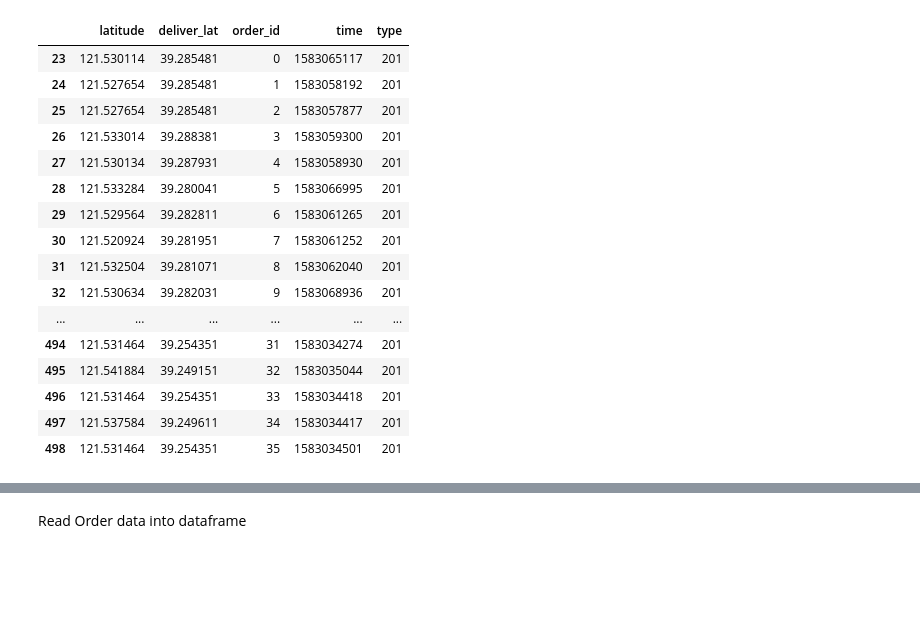
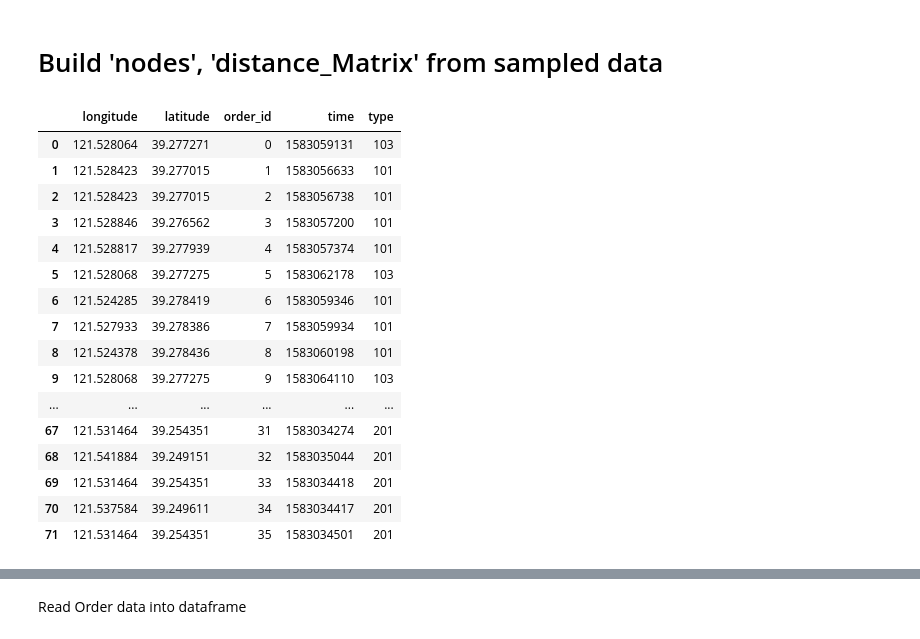
Before and after one commit to karlz97/DroneResupplyHeurisyic, a Jupyter notebook: elemeDataExplore.ipynb, the cells around one changed output, grey strips where cells are left out. Drawn from its saved outputs; the diff is of its cells as text; code cells hidden in the pictures; blank space fills up the shorter version.

```diff
--- a/elemeDataExplore.ipynb
+++ b/elemeDataExplore.ipynb
@@ -105,7 +83,0 @@ plt.scatter(data['deliver_lng'],data['deliver_lat'],s=1, c='r')
-# %%
-data = data.drop(columns= ["courier_id", 'wave_index'])
-data['oreder_id'] = range(0,len(data))
-def generate_nodes_data(data):
-    nodes_data = data['pick_lng','pick_lat','deliver_lng','deliver_lat','promise_deliver_time','estimate_pick_time']
-    nodes = df.dataframe([]
-    nodes_data =  data.drop(colums=[shop_id])
@@ -114,3 +83,0 @@ SyntaxError: invalid syntax (184272085.py, line 6)
-# %%
-data['order_id'] = range(0,len(data))
-data
@@ -156,4 +83,0 @@ pd.concat([nodes, data[['pick_lng','pick_lat']].rename(columns={'pick_lng':'long
-# %%
-rstr_data = data[['pick_lng','pick_lat','order_id','estimate_pick_time']].rename(columns={'pick_lng':'longitude','pick_lat':'latitude','estimate_pick_time':'time'})
-rstr_data['type'] = 101
-rstr_data
@@ -178,22 +84,44 @@ rstr_data
-# %%
-cstm_data = data[['deliver_lng','deliver_lat','order_id','promise_deliver_time']].rename(columns={'deliver_lng':'longitude','deliver_lng':'latitude','promise_deliver_time':'time'})
-cstm_data['type'] = 201
-cstm_data
-# %% [output]
-|  | latitude | deliver_lat | order_id | time | type |
-| 23 | 121.530114 | 39.285481 | 0 | 1583065117 | 201 |
-| 24 | 121.527654 | 39.285481 | 1 | 1583058192 | 201 |
-| 25 | 121.527654 | 39.285481 | 2 | 1583057877 | 201 |
-| 26 | 121.533014 | 39.288381 | 3 | 1583059300 | 201 |
-| 27 | 121.530134 | 39.287931 | 4 | 1583058930 | 201 |
-| 28 | 121.533284 | 39.280041 | 5 | 1583066995 | 201 |
-| 29 | 121.529564 | 39.282811 | 6 | 1583061265 | 201 |
-| 30 | 121.520924 | 39.281951 | 7 | 1583061252 | 201 |
-| 31 | 121.532504 | 39.281071 | 8 | 1583062040 | 201 |
-| 32 | 121.530634 | 39.282031 | 9 | 1583068936 | 201 |
-| ... | ... | ... | ... | ... | ... |
-| 494 | 121.531464 | 39.254351 | 31 | 1583034274 | 201 |
-| 495 | 121.541884 | 39.249151 | 32 | 1583035044 | 201 |
-| 496 | 121.531464 | 39.254351 | 33 | 1583034418 | 201 |
-| 497 | 121.537584 | 39.249611 | 34 | 1583034417 | 201 |
-| 498 | 121.531464 | 39.254351 | 35 | 1583034501 | 201 |
+# %% [markdown]
+# Build 'nodes', 'distance_Matrix' from sampled data
+# %%
+def generate_nodes_data(data):
+    nodes_data = data[['pick_lng','pick_lat','deliver_lng','deliver_lat','promise_deliver_time','estimate_pick_time','shop_id']].copy()
+    nodes_data.loc[:,'order_id'] = range(0,len(data))
+
+    # ----- rstr_data ------
+    rstr_data = nodes_data[['pick_lng','pick_lat','order_id','estimate_pick_time','shop_id']].rename(columns={'pick_lng':'longitude','pick_lat':'latitude','estimate_pick_time':'time'})
+    rstr_data['type'] = 101
+    # pick n drone-base
+    order_per_shop = data.groupby(['shop_id']).count()
+    drone_base_list = order_per_shop.sort_values(by=['wave_index'],ascending = False)[0:3].index.tolist()
+    rstr_data.loc[rstr_data['shop_id'].isin(drone_base_list),'type'] = 103
+    rstr_data.drop(columns=['shop_id'], inplace=True)
+
+    # ----- cstm_data ------
+    cstm_data = nodes_data[['deliver_lng','deliver_lat','order_id','promise_deliver_time']].rename(columns={'deliver_lng':'longitude','deliver_lat':'latitude','promise_deliver_time':'time'})
+    cstm_data['type'] = 201
+
+    # ----- concat_data -----
+    nodes_data = pd.concat([rstr_data,cstm_data])
+    nodes_data.reset_index(drop=True, inplace=True)
+    return nodes_data
+nodes_data = generate_nodes_data(data)
+nodes_data
+# %% [output]
+|  | longitude | latitude | order_id | time | type |
+| 0 | 121.528064 | 39.277271 | 0 | 1583059131 | 103 |
+| 1 | 121.528423 | 39.277015 | 1 | 1583056633 | 101 |
+| 2 | 121.528423 | 39.277015 | 2 | 1583056738 | 101 |
+| 3 | 121.528846 | 39.276562 | 3 | 1583057200 | 101 |
+| 4 | 121.528817 | 39.277939 | 4 | 1583057374 | 101 |
+| 5 | 121.528068 | 39.277275 | 5 | 1583062178 | 103 |
+| 6 | 121.524285 | 39.278419 | 6 | 1583059346 | 101 |
+| 7 | 121.527933 | 39.278386 | 7 | 1583059934 | 101 |
+| 8 | 121.524378 | 39.278436 | 8 | 1583060198 | 101 |
+| 9 | 121.528068 | 39.277275 | 9 | 1583064110 | 103 |
+| ... | ... | ... | ... | ... | ... |
+| 67 | 121.531464 | 39.254351 | 31 | 1583034274 | 201 |
+| 68 | 121.541884 | 39.249151 | 32 | 1583035044 | 201 |
+| 69 | 121.531464 | 39.254351 | 33 | 1583034418 | 201 |
+| 70 | 121.537584 | 39.249611 | 34 | 1583034417 | 201 |
+| 71 | 121.531464 | 39.254351 | 35 | 1583034501 | 201 |
```
Also changed, not shown: parts of 15 cells of this notebook, 2 other files.
